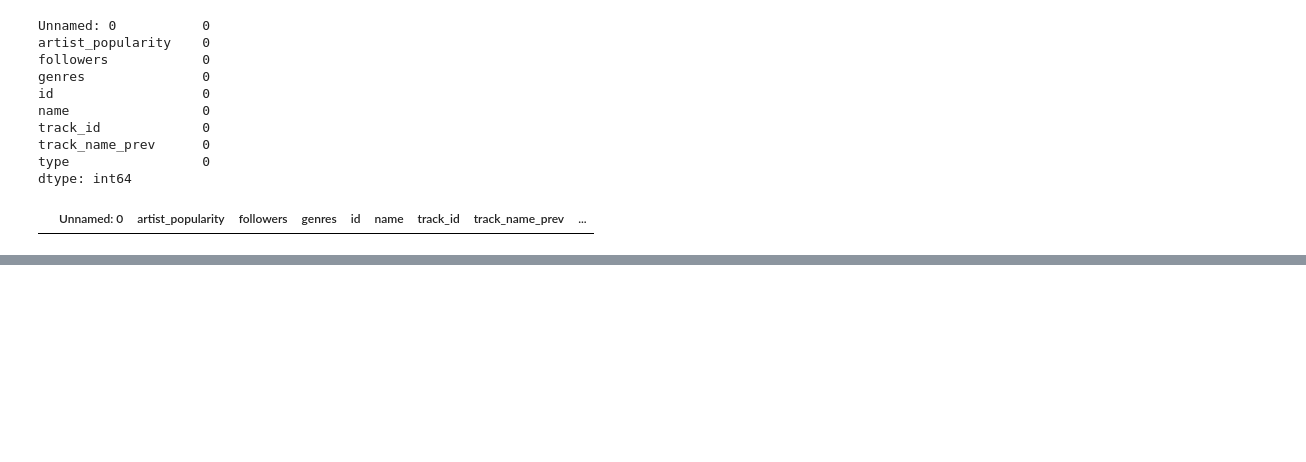
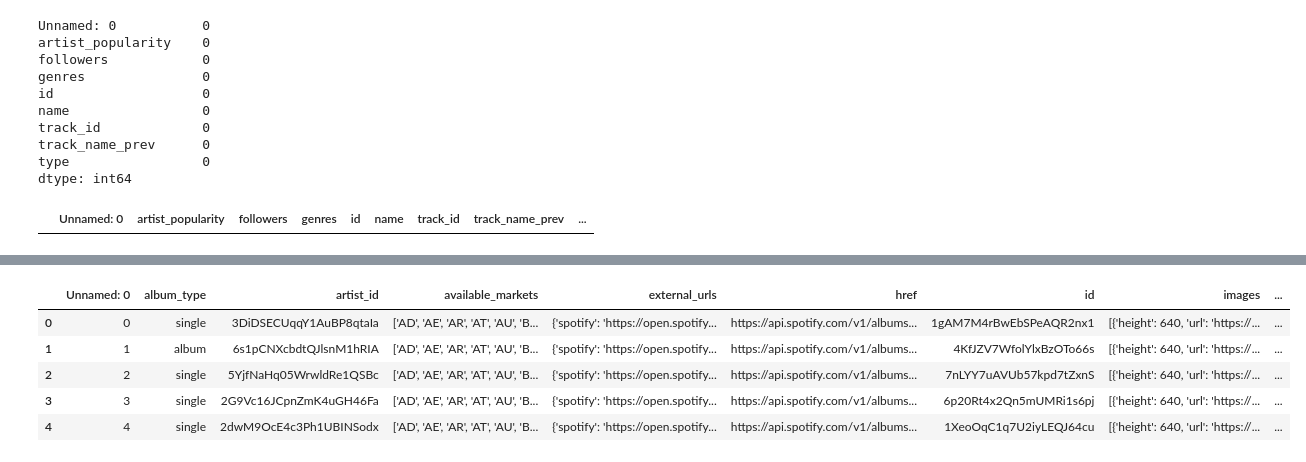
Before and after one commit to mat-haug/Treinamento-1, a Jupyter notebook: Treinamento1.ipynb, the cells around one changed output, grey strips where cells are left out. Drawn from its saved outputs; the diff is of its cells as text; code cells hidden in the pictures; blank space fills up the shorter version.

```diff
--- a/Treinamento1.ipynb
+++ b/Treinamento1.ipynb
@@ -71,0 +117,11 @@ base_artistas.loc[base_artistas['followers'] == 0]
+# %%
+base_albums = pd.read_csv("spotify_albums.csv")
+
+base_albums.head()
+# %% [output]
+|  | Unnamed: 0 | album_type | artist_id | available_markets | external_urls | href | id | images | ... |
+| 0 | 0 | single | 3DiDSECUqqY1AuBP8qtaIa | ['AD', 'AE', 'AR', 'AT', 'AU', 'B... | {'spotify': 'https://open.spotify... | https://api.spotify.com/v1/albums... | 1gAM7M4rBwEbSPeAQR2nx1 | [{'height': 640, 'url': 'https://... | ... |
+| 1 | 1 | album | 6s1pCNXcbdtQJlsnM1hRIA | ['AD', 'AE', 'AR', 'AT', 'AU', 'B... | {'spotify': 'https://open.spotify... | https://api.spotify.com/v1/albums... | 4KfJZV7WfolYlxBzOTo66s | [{'height': 640, 'url': 'https://... | ... |
+| 2 | 2 | single | 5YjfNaHq05WrwldRe1QSBc | ['AD', 'AE', 'AR', 'AT', 'AU', 'B... | {'spotify': 'https://open.spotify... | https://api.spotify.com/v1/albums... | 7nLYY7uAVUb57kpd7tZxnS | [{'height': 640, 'url': 'https://... | ... |
+| 3 | 3 | single | 2G9Vc16JCpnZmK4uGH46Fa | ['AD', 'AE', 'AR', 'AT', 'AU', 'B... | {'spotify': 'https://open.spotify... | https://api.spotify.com/v1/albums... | 6p20Rt4x2Qn5mUMRi1s6pj | [{'height': 640, 'url': 'https://... | ... |
+| 4 | 4 | single | 2dwM9OcE4c3Ph1UBINSodx | ['AD', 'AE', 'AR', 'AT', 'AU', 'B... | {'spotify': 'https://open.spotify... | https://api.spotify.com/v1/albums... | 1XeoOqC1q7U2iyLEQJ64cu | [{'height': 640, 'url': 'https://... | ... |
```
Also changed, not shown: parts of 3 cells of this notebook.
